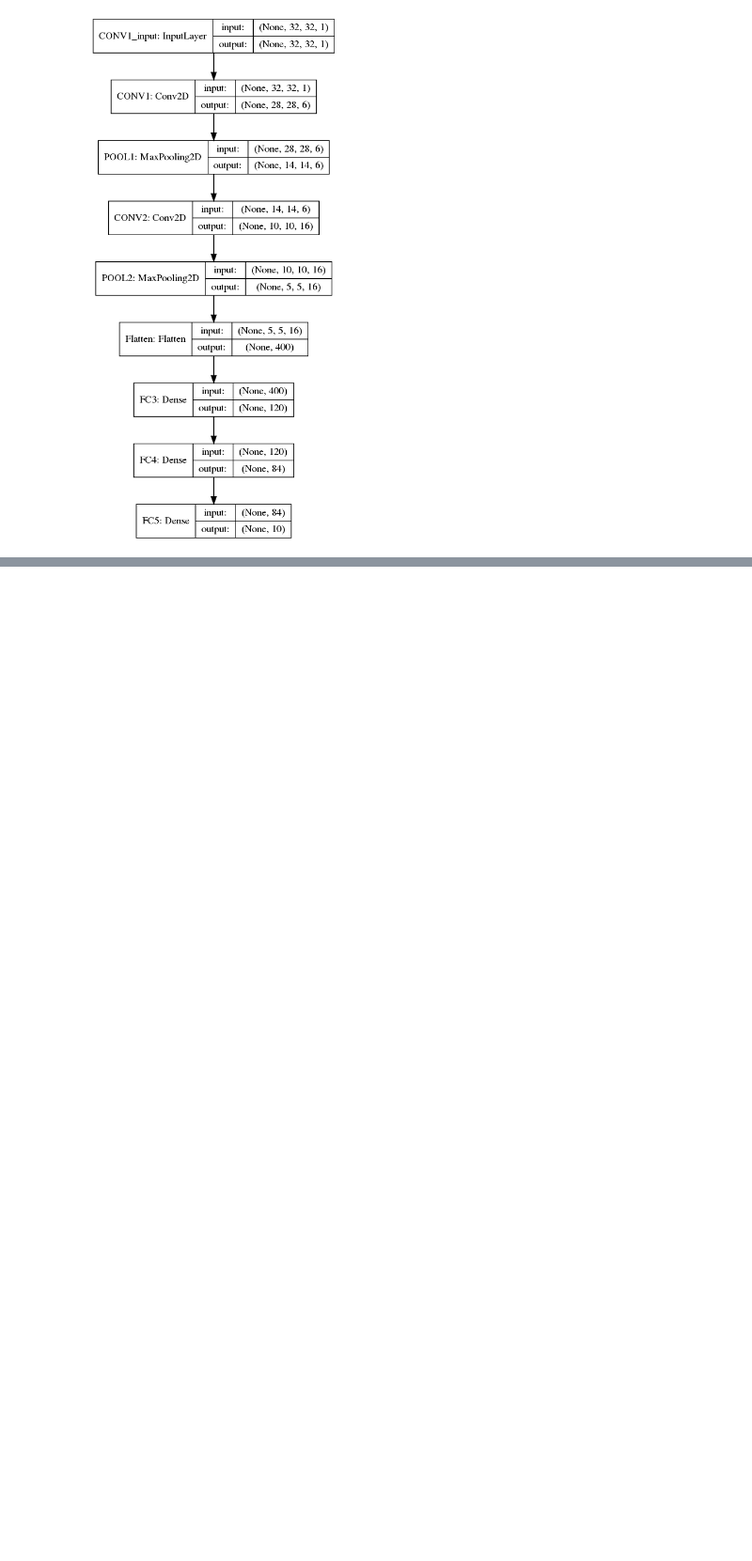
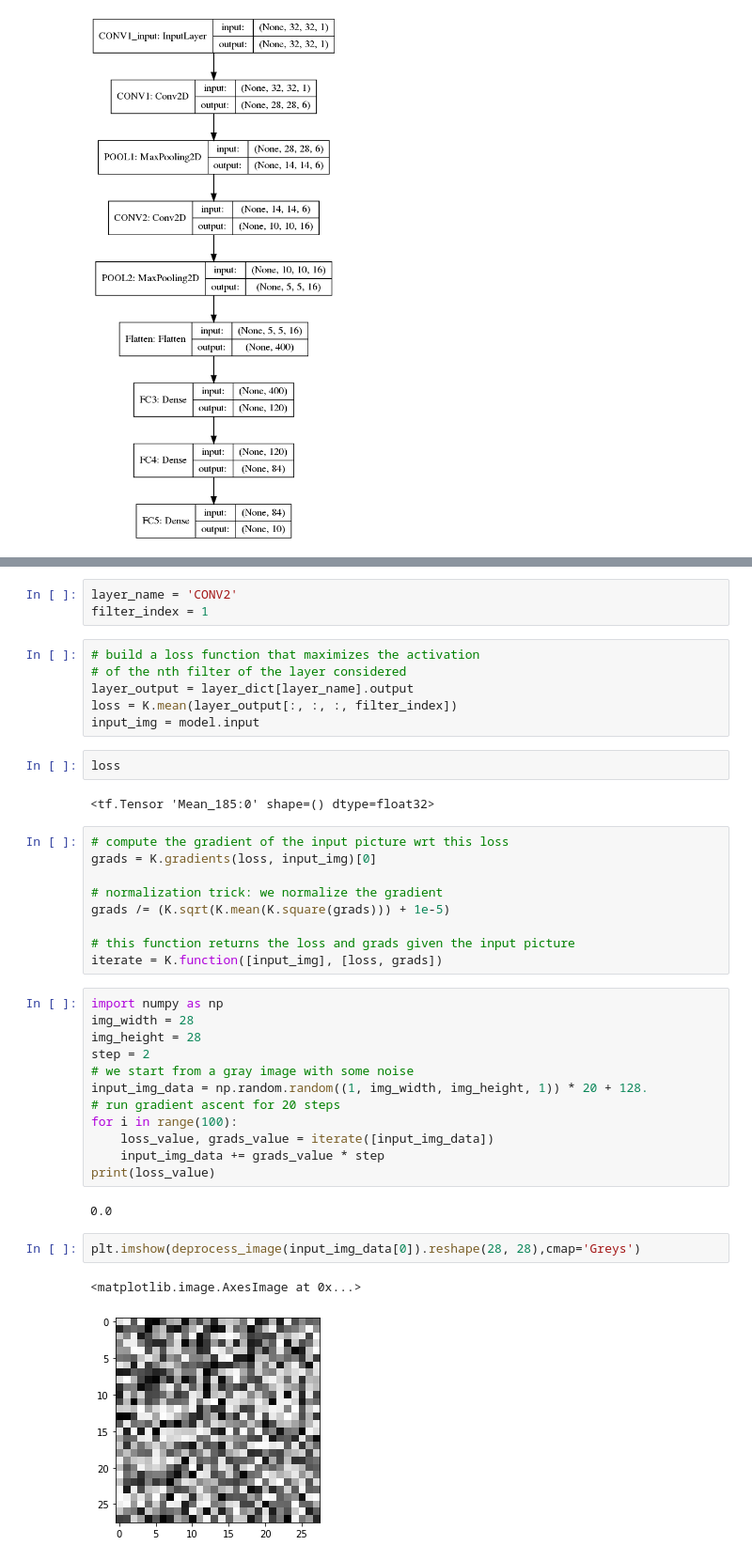
Before and after one commit to utsav4489/blog, a Jupyter notebook: _notebooks/2020-03-13-lenet.ipynb, the cells around one changed output, grey strips where cells are left out. Shown at 94% size. Saved outputs shown, nothing was run; the diff lists cells and outputs as text; blank space fills up the shorter version.

```diff
--- a/_notebooks/2020-03-13-lenet.ipynb
+++ b/_notebooks/2020-03-13-lenet.ipynb
@@ -54,0 +230,41 @@ plot_model(model,show_layer_names=True, show_shapes=True, to_file='model.png',ra
+# %%
+layer_name = 'CONV2'
+filter_index = 1
+# %%
+# build a loss function that maximizes the activation
+# of the nth filter of the layer considered
+layer_output = layer_dict[layer_name].output
+loss = K.mean(layer_output[:, :, :, filter_index])
+input_img = model.input
+# %%
+loss
+# %% [output]
+<tf.Tensor 'Mean_185:0' shape=() dtype=float32>
+# %%
+# compute the gradient of the input picture wrt this loss
+grads = K.gradients(loss, input_img)[0]
+
+# normalization trick: we normalize the gradient
+grads /= (K.sqrt(K.mean(K.square(grads))) + 1e-5)
+
+# this function returns the loss and grads given the input picture
+iterate = K.function([input_img], [loss, grads])
+# %%
+import numpy as np
+img_width = 28
+img_height = 28
+step = 2
+# we start from a gray image with some noise
+input_img_data = np.random.random((1, img_width, img_height, 1)) * 20 + 128.
+# run gradient ascent for 20 steps
+for i in range(100):
+    loss_value, grads_value = iterate([input_img_data])
+    input_img_data += grads_value * step
+print(loss_value)
+# %% [output]
+0.0
+# %%
+plt.imshow(deprocess_image(input_img_data[0]).reshape(28, 28),cmap='Greys')
+# %% [output]
+<matplotlib.image.AxesImage at 0x...>
+[figure, added]
```
Also changed, not shown: parts of 26 cells of this notebook, 8 other files.
